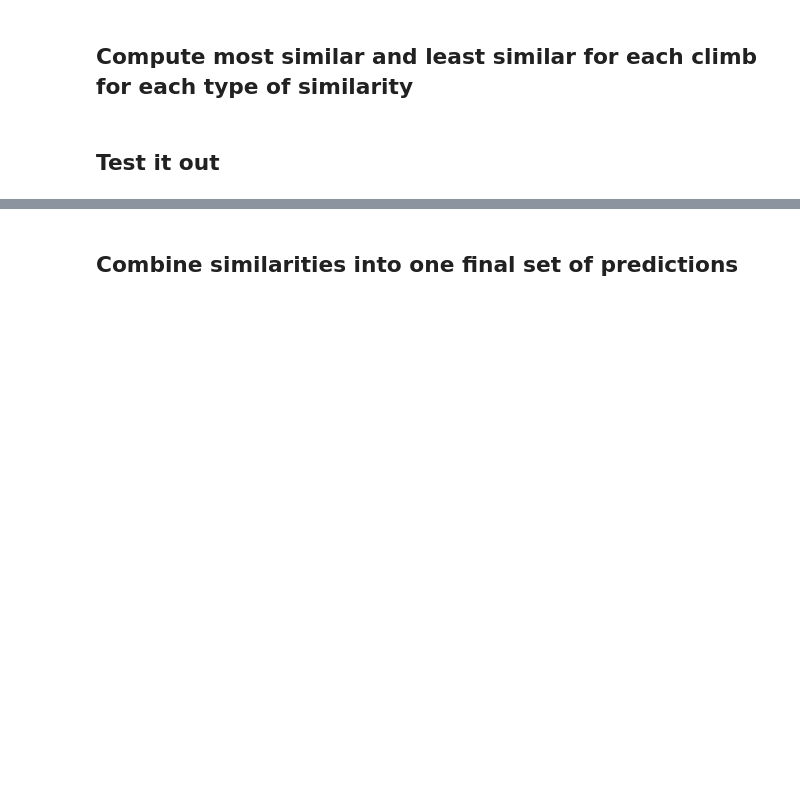
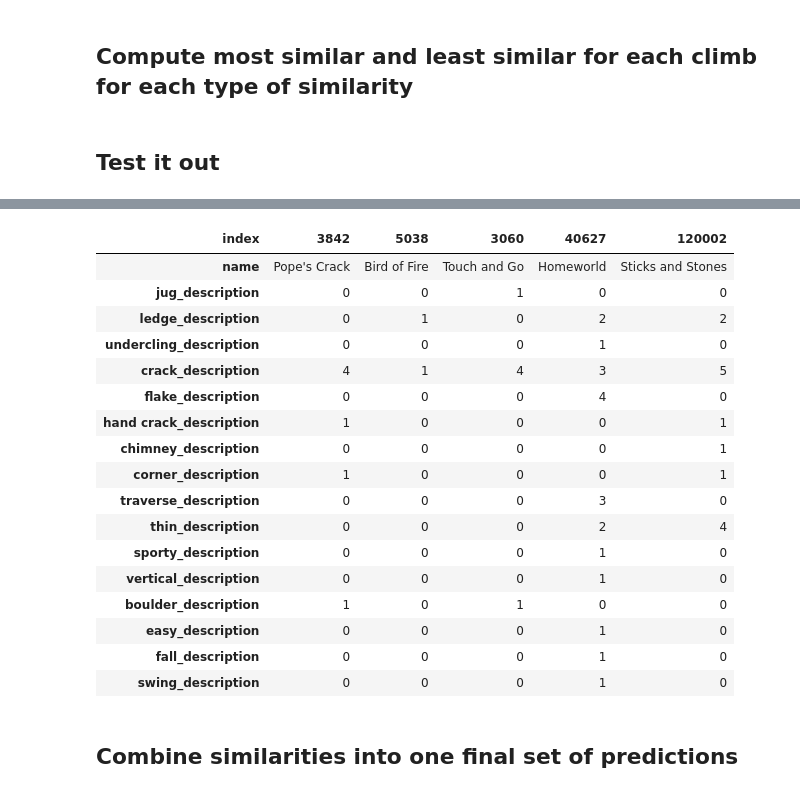
Before and after one commit to askerry/cragcrunch, a Jupyter notebook: Notebook 5. Climb Similarity.ipynb, the cells around one changed output, grey strips where cells are left out. Drawn from its saved outputs; the diff is of its cells as text; code cells hidden in the pictures; blank space fills up the shorter version.

```diff
--- a/Notebook 5. Climb Similarity.ipynb
+++ b/Notebook 5. Climb Similarity.ipynb
@@ -156,3 +190,26 @@ dissimclimbs
+# %%
+x=cdf[cdf['name'].isin(["Bird of Fire", "Pope's Crack", "Touch and Go","Homeworld","Sticks and Stones"])][['name']+[col for col in cdf.columns if '_desc' in col]].T
+# %%
+x[x.sum(axis=1)>0]
+# %% [output]
+| index | 3842 | 5038 | 3060 | 40627 | 120002 |
+| name | Pope's Crack | Bird of Fire | Touch and Go | Homeworld | Sticks and Stones |
+| jug_description | 0 | 0 | 1 | 0 | 0 |
+| ledge_description | 0 | 1 | 0 | 2 | 2 |
+| undercling_description | 0 | 0 | 0 | 1 | 0 |
+| crack_description | 4 | 1 | 4 | 3 | 5 |
+| flake_description | 0 | 0 | 0 | 4 | 0 |
+| hand crack_description | 1 | 0 | 0 | 0 | 1 |
+| chimney_description | 0 | 0 | 0 | 0 | 1 |
+| corner_description | 1 | 0 | 0 | 0 | 1 |
+| traverse_description | 0 | 0 | 0 | 3 | 0 |
+| thin_description | 0 | 0 | 0 | 2 | 4 |
+| sporty_description | 0 | 0 | 0 | 1 | 0 |
+| vertical_description | 0 | 0 | 0 | 1 | 0 |
+| boulder_description | 1 | 0 | 1 | 0 | 0 |
+| easy_description | 0 | 0 | 0 | 1 | 0 |
+| fall_description | 0 | 0 | 0 | 1 | 0 |
+| swing_description | 0 | 0 | 0 | 1 | 0 |
 # %% [markdown]
 ## Combine similarities into one final set of predictions
 # %%
```
Also changed, not shown: parts of 14 cells of this notebook, 15 other files.
